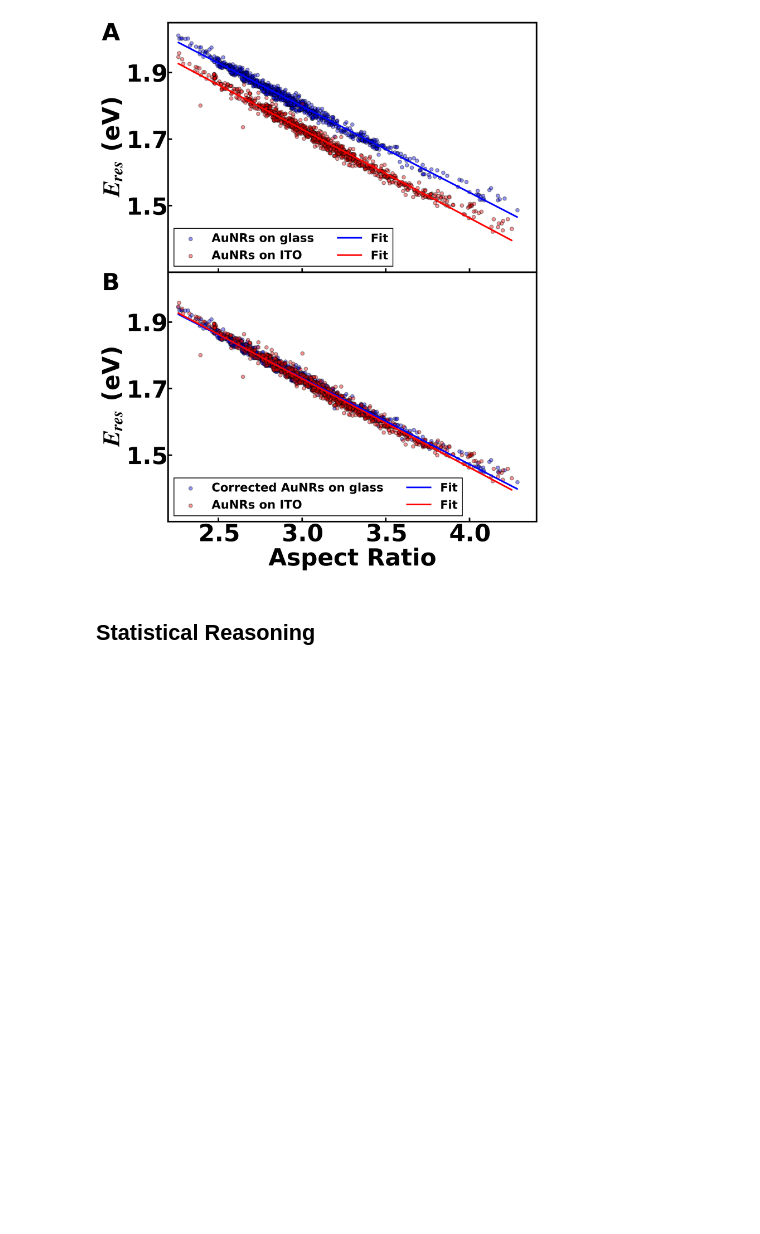
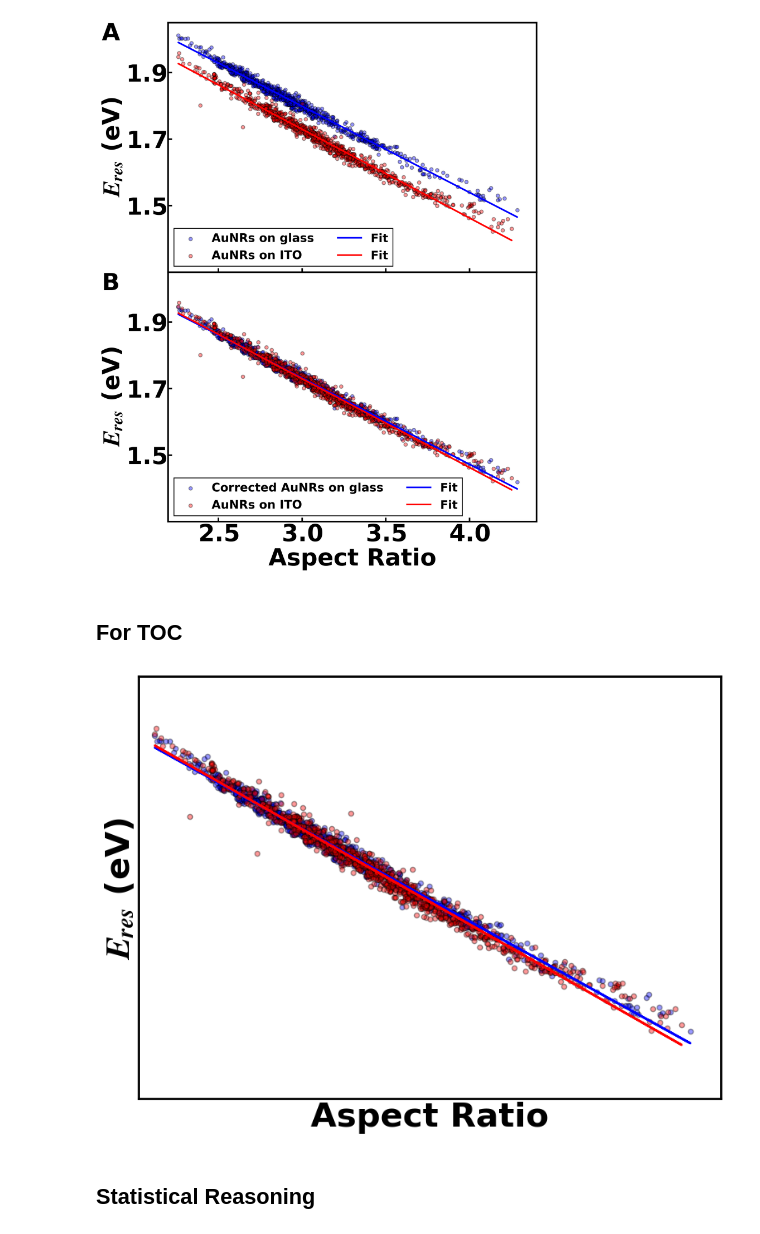
Before and after one commit to SWAN88/AuNR_DA, a Jupyter notebook: 091124_Figure2.ipynb, the cells around one changed output. Drawn from its saved outputs; the diff is of its cells as text; code cells hidden in the pictures; blank space fills up the shorter version.

```diff
--- a/091124_Figure2.ipynb
+++ b/091124_Figure2.ipynb
@@ -162,5 +162,28 @@ plt.savefig('AuNRs_DA_figure2.png', dpi=300)
 # %% [output]
 [figure]
+# %% [markdown]
+## For TOC
+# %%
+fig, ax = plt.subplots()
+
+# Perform linear regression
+model3 = LinearRegression()
+model3.fit(glass_data['ratio'].values.reshape(-1, 1), ITO_Eres)
+slope3, intercept3 = model3.coef_[0], model3.intercept_
+
+ax.scatter(glass_data['ratio'], ITO_Eres, s=20, c='b', edgecolor='k', alpha=0.4, label='Corrected AuNRs on glass')
+ax.scatter(ito_data['ratio'], ito_data['eres'], s=20, c='r', edgecolor='k', alpha=0.4, label='AuNRs on ITO')
+ax.plot(glass_data['ratio'], slope3 * glass_data['ratio'] + intercept3, c='b', lw=2, label='Fit')
+ax.plot(ito_data['ratio'], slope2 * ito_data['ratio'] + intercept2, c='r', lw=2, label='Fit')
+ax.set_xlabel('Aspect Ratio', fontsize=30)
+ax.set_ylabel('$E_{res}$ (eV)', fontsize=30)
+ax.set_xticks([])
+ax.set_yticks([])
+ax.set_xlim(2.2, 4.4)
+ax.set_ylim(1.3, 2.05)
+ax.tick_params(axis='both', labelsize=30, pad=2)
+# %% [output]
+[figure, added]
 # %% [markdown]
 ## Statistical Reasoning
 # %%
```
Also changed, not shown: parts of 1 cell of this notebook, 1 other file.
